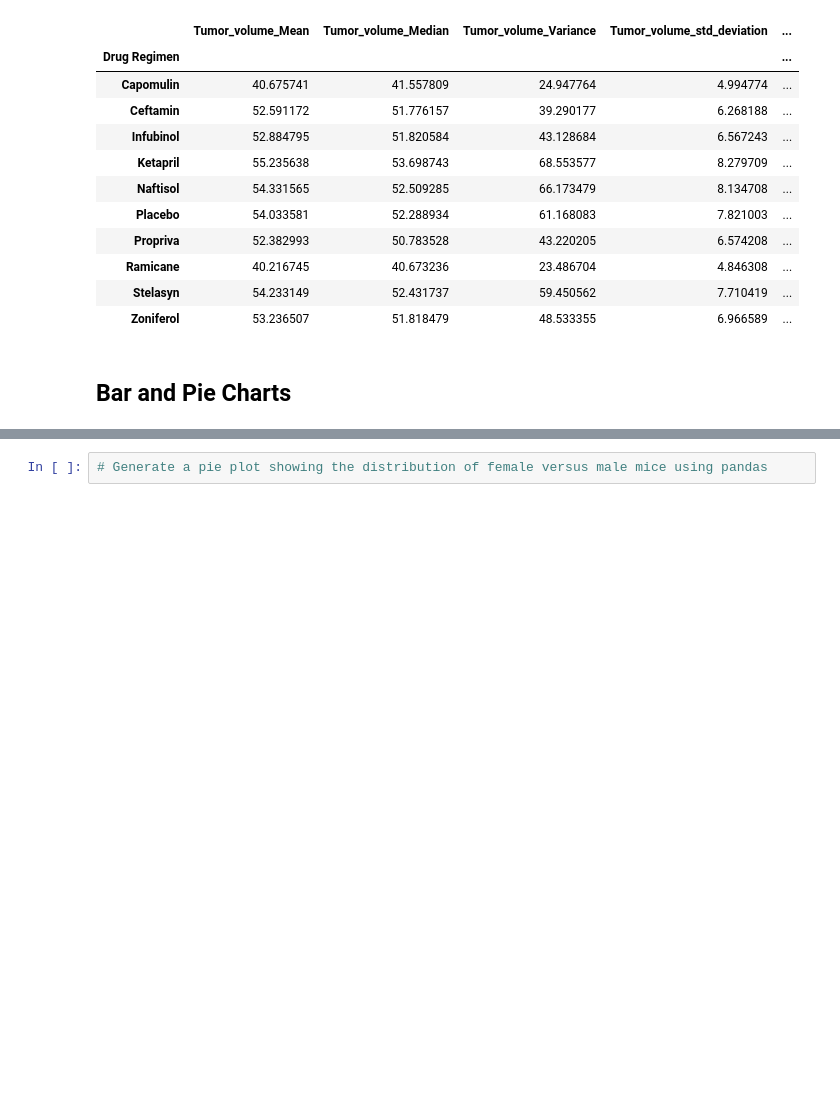
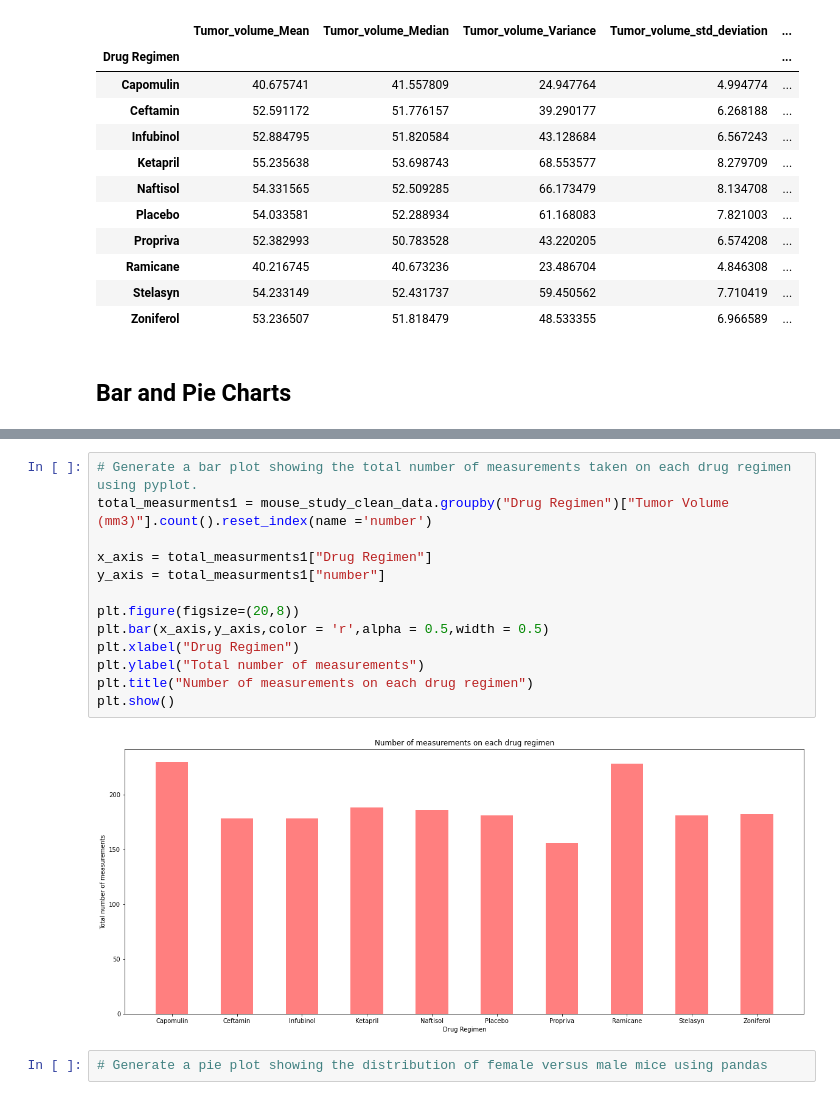
Before and after one commit to supriyada/Matplotlib, a Jupyter notebook: Pymaceuticals/pymaceuticals_starter.ipynb, the cells around one changed output, grey strips where cells are left out. Drawn from its saved outputs; the diff is of its cells as text; blank space fills up the shorter version.

```diff
--- a/Pymaceuticals/pymaceuticals_starter.ipynb
+++ b/Pymaceuticals/pymaceuticals_starter.ipynb
@@ -157,3 +169,18 @@ summary_stats_agg_df
+# %%
+# Generate a bar plot showing the total number of measurements taken on each drug regimen using pyplot.
+total_measurments1 = mouse_study_clean_data.groupby("Drug Regimen")["Tumor Volume (mm3)"].count().reset_index(name ='number')
+
+x_axis = total_measurments1["Drug Regimen"]
+y_axis = total_measurments1["number"]
+
+plt.figure(figsize=(20,8))
+plt.bar(x_axis,y_axis,color = 'r',alpha = 0.5,width = 0.5)
+plt.xlabel("Drug Regimen")
+plt.ylabel("Total number of measurements")
+plt.title("Number of measurements on each drug regimen")
+plt.show()
+# %% [output]
+[figure, added]
 # %%
 # Generate a pie plot showing the distribution of female versus male mice using pandas
 # %%
```
Also changed, not shown: parts of 3 cells of this notebook, 1 other file.
